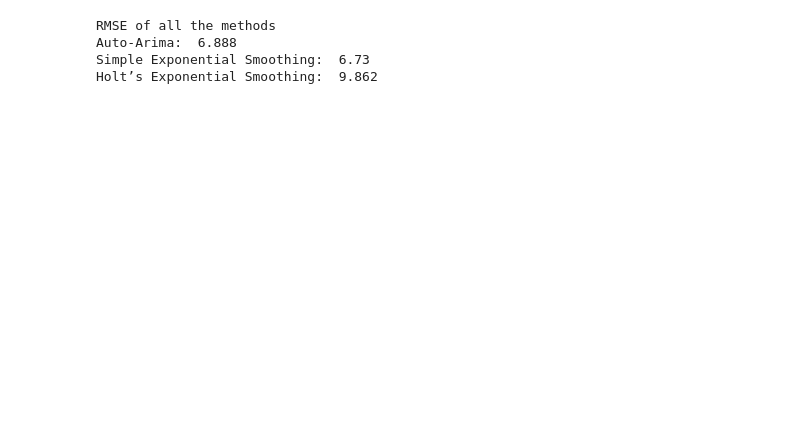
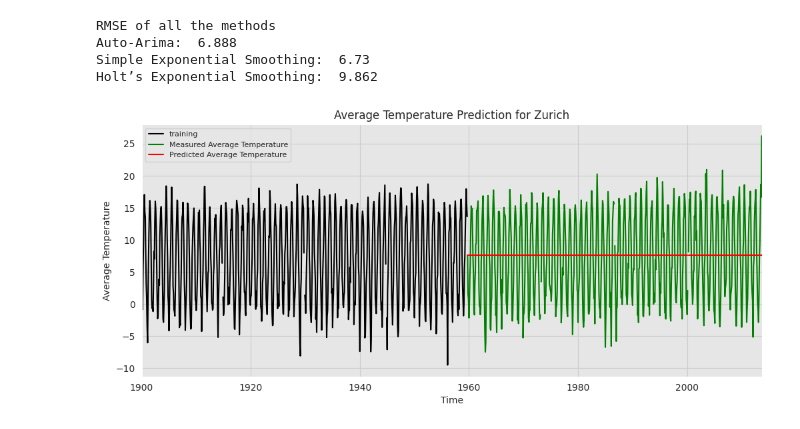
Before and after one commit to mic1899/earth_surface_temperature, a Jupyter notebook: EDA.ipynb, the cells around one changed output. Drawn from its saved outputs; the diff is of its cells as text; code cells hidden in the pictures; blank space fills up the shorter version.

Commit message:
Notebook about ARIMA

```diff
--- a/EDA.ipynb
+++ b/EDA.ipynb
@@ -362,14 +308,14 @@ df.head()
 # %%
-# Split data into train and test set
+'''
 df_arima = df.query("City=='Zurich'")['AverageTemperature']
 train_test_split_ratio = int(len(df_arima)*0.8)
-train_data, test_data = df_arima[:train_test_split_ratio], df_arima[train_test_split_ratio:]
+train_data, test_data = df_arima[:train_test_split_ratio], df_arima[train_test_split_ratio:]'''
 
-# Plotting the train and test set
+'''# Plotting the train and test set
 plt.figure(figsize=(10,6))
 plt.xlabel('Year')
 plt.ylabel('AverageTemperature')
 plt.xticks([])
 plt.plot(train_data, 'red', label='Train data')
 plt.plot(test_data, 'black', label='Test data')
-plt.legend();
+plt.legend()'''
@@ -511,3 +447,18 @@ RMSE of all the methods
 Auto-Arima:  6.888
 Simple Exponential Smoothing:  6.73
 Holt’s Exponential Smoothing:  9.862
+# %%
+city = 'Zurich'
+plt.figure(figsize=(12,5), dpi=100)
+plt.plot(train_data, label='training', color='black')
+plt.plot(test_data, label='Measured Average Temperature', color="green")
+plt.plot(fcv_series,label='Predicted Average Temperature', color="red")
+plt.xlim([pd.to_datetime("1900-01-01"), pd.to_datetime("2013-09-01")])
+plt.title('Average Temperature Prediction for ' + city)
+plt.xlabel('Time')
+plt.ylabel('Average Temperature')
+#plt.xticks([])
+plt.legend(loc='upper left', fontsize=8)
+plt.show()
+# %% [output]
+[figure, added]
```
Also changed, not shown: parts of 30 cells of this notebook, 2 other files.
